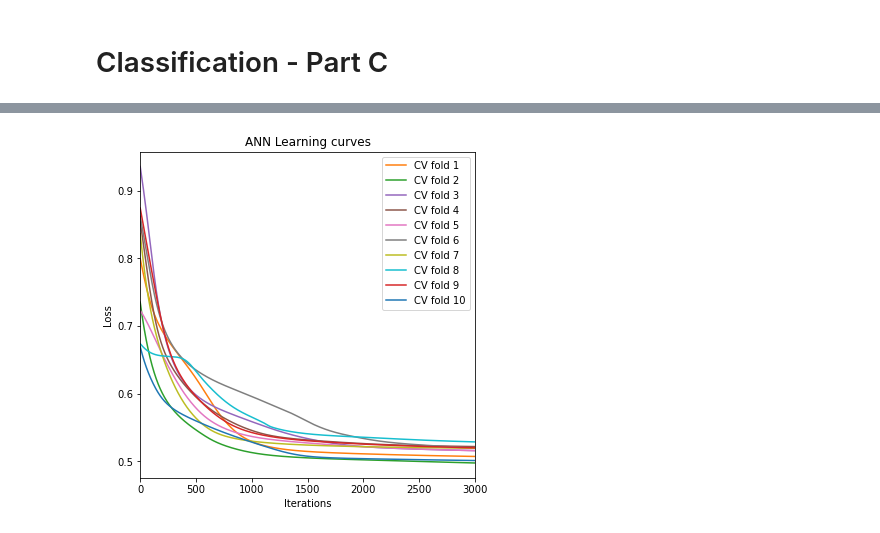
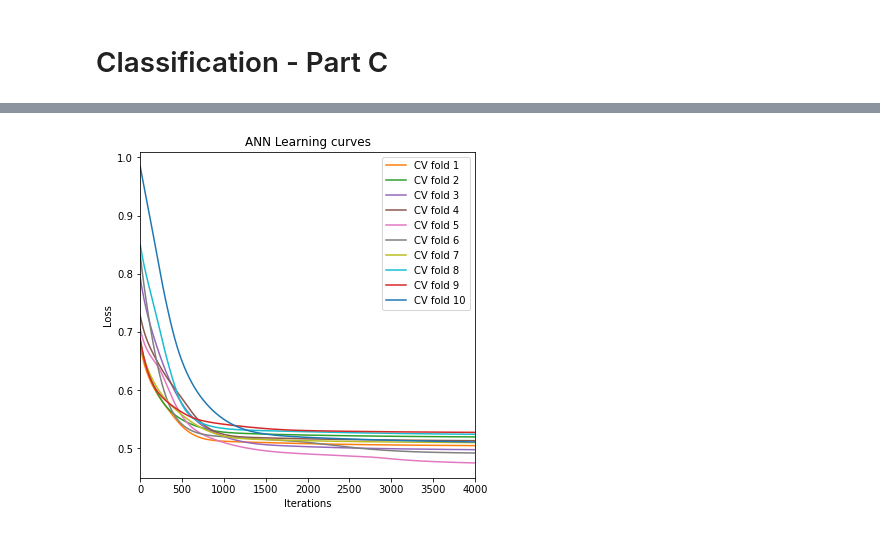
Before and after one commit to FrederikvSvane/Machine-Learning-Project1, a Jupyter notebook: Project2/main3.ipynb, the cells around one changed output, grey strips where cells are left out. Drawn from its saved outputs; the diff is of its cells as text; code cells hidden in the pictures.

```diff
--- a/Project2/main3.ipynb
+++ b/Project2/main3.ipynb
@@ -560,28 +555,23 @@ Genelization errors:
 # %% [markdown]
 # Classification - Part C
 # %%
-def find_optimal_lambda_class(X_train, y_train, lambdas, train_index_inner, test_index_inner, ):
-    X_train_inner = X_train[train_index_inner,:]
-    y_train_inner = y_train[train_index_inner]
-    X_test_inner = X_train[test_index_inner,:]
-    y_test_inner = y_train[test_index_inner]
-
+def find_optimal_lambda_class(X_train_inner, y_train_inner, X_test_inner, y_test_inner, lambdas):
     logReg_models_error = np.zeros((len(lambdas)))
 
     for i, la in enumerate(lambdas):
         #Logistic regression model
-        model_logReg = LogisticRegression(solver='lbfgs', multi_class='ovr', tol=1e-4, random_state=9, penalty='l2', C=1/la)
+        model_logReg = LogisticRegression(penalty='l2', C=1/la)
         model_logReg.fit(X_train_inner,y_train_inner)
         logReg_y_est_inner = model_logReg.predict(X_test_inner)
         logReg_models_error[i] = np.sum(logReg_y_est_inner != y_test_inner) / len(y_test_inner)
 
     return logReg_models_error
 # %%
-def find_optimal_hvalue_class(X_train, y_train, train_index_inner, test_index_inner, n_hidden_units, loss_fn, n_replicates, max_iter):
-    X_train_inner_tensor = torch.Tensor(X_train[train_index_inner,:] )
-    y_train_inner_tensor = torch.Tensor(y_train[train_index_inner] )
-    X_test_inner_tensor = torch.Tensor(X_train[test_index_inner,:] )
-    y_test_inner_tensor = torch.Tensor(y_train[test_index_inner] )
+def find_optimal_hvalue_class(X_train_inner, y_train_inner, X_test_inner, y_test_inner, n_hidden_units, loss_fn, n_replicates, max_iter):
+    X_train_inner_tensor = torch.Tensor(X_train_inner)
+    y_train_inner_tensor = torch.Tensor(y_train_inner)
+    X_test_inner_tensor = torch.Tensor(X_test_inner)
+    y_test_inner_tensor = torch.Tensor(y_test_inner)
 
     y_train_inner_tensor = y_train_inner_tensor.unsqueeze(1)
 
@@ -657,14 +647,6 @@ features = df.drop(columns=[target_variable]).columns
 X = df[features]
 y = df[target_variable].squeeze().values
 
-# We have used one-of-K coding for feature transformation by substituting famhist = present or absent by 1 or 0, respectively
-
-# Feature scaling so that each feature column has mean = 0 and standard deviation = 1
-scaler = StandardScaler()
-X_scaled = scaler.fit_transform(X)
-X_scaled_df = pd.DataFrame(X_scaled, columns=features)
-
-X = X_scaled_df
 attributeNames = X.columns.values.tolist()
 X = X.to_numpy()
 
@@ -685,7 +667,7 @@ CV2 = model_selection.KFold(K2, shuffle=True)
 Error_test_baseline = np.empty((K1))
 
 # Values of lambda
-lambdas = np.power(10.,np.arange(-5,9,0.2))
+lambdas = np.power(10.,np.arange(-2,2,0.2))
 
 # Initialize variables RLR
 Error_train_rlr = np.empty((K1,1))
@@ -697,11 +679,11 @@ best_lambda = [0] * K1
 Errors_train_ANN = []
 Errors_test_ANN = []
 ANN_overall_error = np.empty(K1)
-max_iter = 3000
+max_iter = 4000
 n_replicates = 1
 best_h_ANN = [0] * K1
 #n_hidden_units = [1,2,4,6,8,10,15,20]
-n_hidden_units = [1,2,3,4]
+n_hidden_units = [1,2]
 
 # Init loss function
 loss_fn = torch.nn.BCELoss()
@@ -723,13 +705,10 @@ Outer_y_true = [0] * K1
 
 k1 = 0
 for train_index_outer, test_index_outer in CV1.split(X,y):
-    X_train = X[train_index_outer,:]
+    X_train = X[train_index_outer]
     y_train = y[train_index_outer]
-    X_test = X[test_index_outer,:]
+    X_test = X[test_index_outer]
     y_test = y[test_index_outer]
-
-    XtX = X_train.T @ X_train
-    Xty = X_train.T @ y_train
 
     # Baseline: use y train mean to predict y test using the largest class
     y_train_base_pred = np.argmax(np.bincount(y_train))
@@ -742,17 +721,30 @@ for train_index_outer, test_index_outer in CV1.split(X,y):
 
     k2 = 0
     for train_index_inner, test_index_inner in CV2.split(X_train,y_train):
-        print(f'################################{int((k1)*K1+(k2+1))}/{int(K1*K2)}###################################')
+        print(f'################################{int(k1)*K2+(k2+1)}/{int(K1*K2)}###################################')
         print('\nCrossvalidation fold: {0}/{1} outer {2}/{3} inner'.format(k1+1,K1,k2+1,K2))
 
+        X_train_inner = X_train[train_index_inner]
+        y_train_inner = y_train[train_index_inner]
+        X_test_inner = X_train[test_index_inner]
+        y_test_inner = y_train[test_index_inner]
+
+        mu = np.mean(X_train_inner[:,:], 0)
+        sigma = np.std(X_train_inner[:,:], 0)
+
+        X_train_inner[:,:] = (X_train_inner[:,:] - mu) / sigma
+        X_test_inner[:,:] = (X_test_inner[:,:] - mu) / sigma
+
         ### Find errors for all lambda values ###
-        RLR_models_error[k2] = find_optimal_lambda_class(X_train, y_train, lambdas, train_index_inner, test_index_inner)
+        RLR_models_error[k2] = find_optimal_lambda_class(X_train_inner, y_train_inner, X_test_inner, y_test_inner, lambdas)
 
         ### Find errors for all h values ###
-        ANN_models_error[k2] = find_optimal_hvalue_class(X_train, y_train, train_index_inner, test_index_inner, n_hidden_units, loss_fn, n_replicates, max_iter)
+        ANN_models_error[k2] = find_optimal_hvalue_class(X_train_inner, y_train_inner, X_test_inner, y_test_inner, n_hidden_units, loss_fn, n_replicates, max_iter)
 
         k2 += 1
 
+
+    # Outer fold
     # Find best lambda and h value for current outer fold by taking the mean of the inner folds for each lambda and h value
     best_lambda[k1] = lambdas[np.argmin(np.mean(RLR_models_error, axis=0))]
     best_h_ANN[k1] = n_hidden_units[np.argmin(np.mean(ANN_models_error, axis=0))]
@@ -760,7 +752,15 @@ for train_index_outer, test_index_outer in CV1.split(X,y):
     print('Best h value for ANN model is {0}'.format(best_h_ANN[k1]))
     print('Best lambda value for RLR model is {0}'.format(best_lambda[k1]))
 
-    # Outer fold
+    mu = np.mean(X_train[:,:], 0)
+    sigma = np.std(X_train[:,:], 0)
+
+    X_train[:,:] = (X_train[:,:] - mu) / sigma
+    X_test[:,:] = (X_test[:,:] - mu) / sigma
+
+    XtX = X_train.T @ X_train
+    Xty = X_train.T @ y_train
+
     # eval_optimal_hvalue
     ANN_overall_error[k1], ANN_y_test_est, learning_curve = eval_optimal_hvalue_class(X_train, y_train, X_test, y_test, loss_fn, n_replicates, max_iter, best_h_ANN[k1])
 
@@ -817,4 +817,4 @@ Training model for h_value = 1
-[figure, old version]
+[figure, new version]
 # %%
 # multiply errors by 100 to get percentage
 ANN_overall_error2 = np.round(ANN_overall_error * 100, 2)
```
Also changed, not shown: parts of 21 cells of this notebook.
